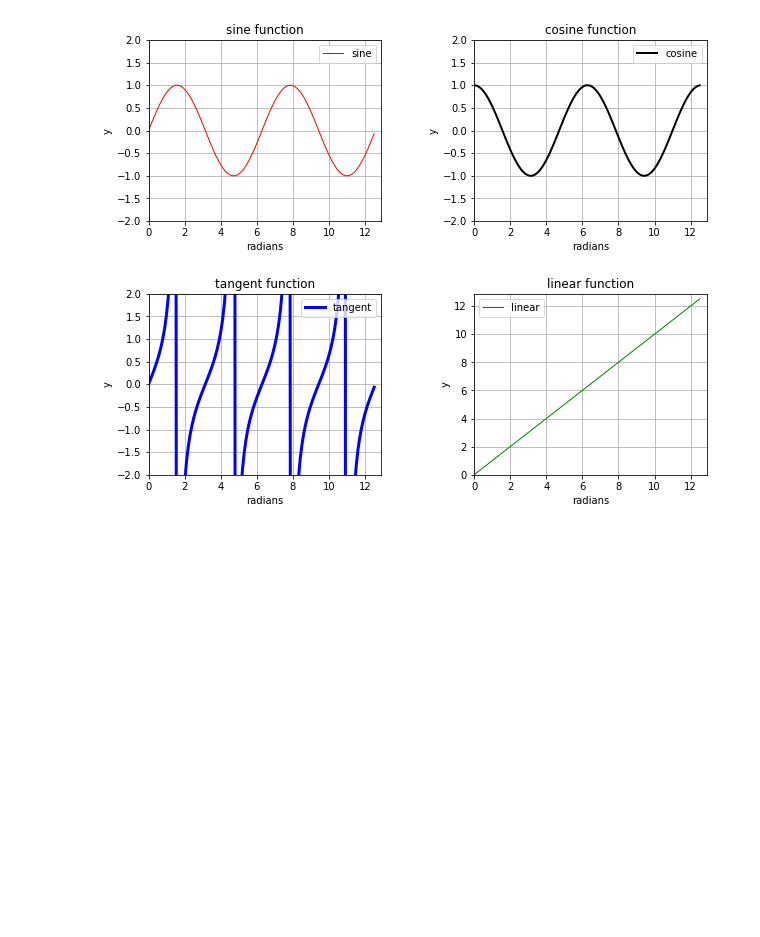
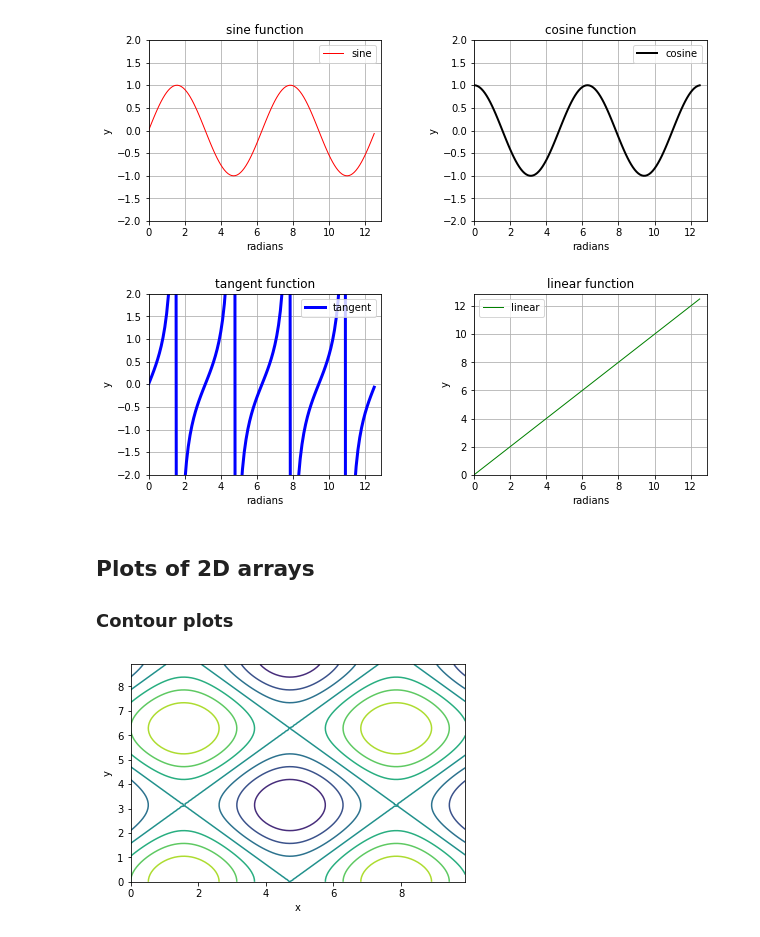
Before and after one commit to varunsmurthy/python, a Jupyter notebook: tutorials/2_raymond_python_for_science/ch4_matplotlib.ipynb, the cells around one changed output. Drawn from its saved outputs; the diff is of its cells as text; code cells hidden in the pictures; blank space fills up the shorter version.

```diff
--- a/tutorials/2_raymond_python_for_science/ch4_matplotlib.ipynb
+++ b/tutorials/2_raymond_python_for_science/ch4_matplotlib.ipynb
@@ -100,3 +100,23 @@ pyplot.legend()
 pyplot.show()
 # %% [output]
 [figure]
+# %% [markdown]
+## Plots of 2D arrays
+
+### Contour plots
+# %%
+from numpy import *
+from matplotlib import pyplot
+
+x = arange(0,10,0.1)
+y = arange(0,9,0.1)
+
+(X,Y) = meshgrid(x,y)
+a = sin(X) + cos(Y)
+
+pyplot.contour(x,y,a)
+pyplot.xlabel("x")
+pyplot.ylabel("y")
+pyplot.show()
+# %% [output]
+[figure, added]
```
Also changed, not shown: parts of 7 cells of this notebook.
